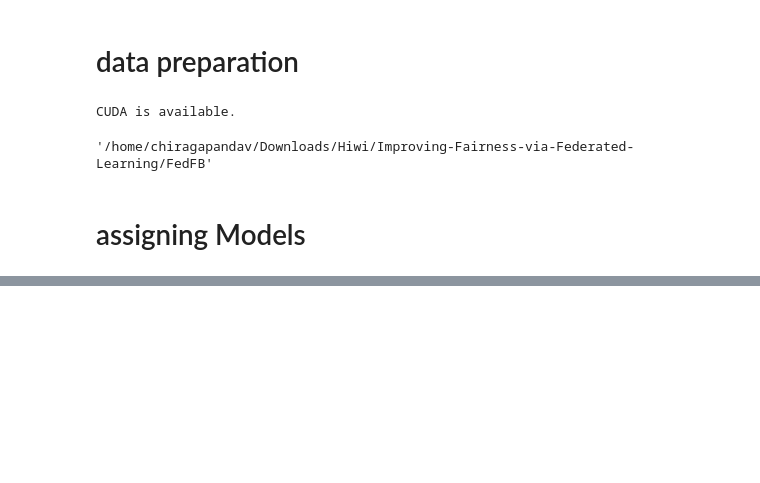
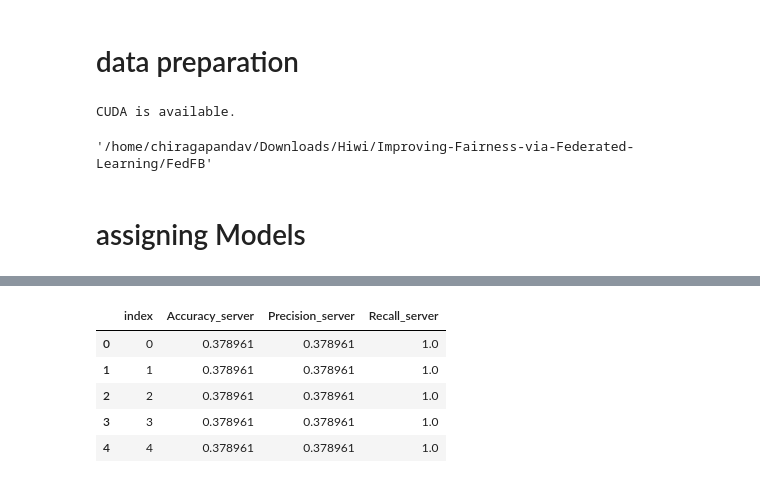
Before and after one commit to chiragpandav/fairfed_subG, a Jupyter notebook: FairFed_modified.ipynb, the cells around one changed output, grey strips where cells are left out. Cells and saved outputs as stored; diff of their text form; code cells hidden in the pictures; blank space fills up the shorter version.

```diff
--- a/FairFed_modified.ipynb
+++ b/FairFed_modified.ipynb
@@ -608,0 +616,15 @@ for metric in metrics:
+# %%
+result = grouped.agg({
+    "Accuracy_server": "mean",
+    "Precision_server": "mean",
+    "Recall_server": "mean"
+}).reset_index()
+# %%
+result
+# %% [output]
+|  | index | Accuracy_server | Precision_server | Recall_server |
+| 0 | 0 | 0.378961 | 0.378961 | 1.0 |
+| 1 | 1 | 0.378961 | 0.378961 | 1.0 |
+| 2 | 2 | 0.378961 | 0.378961 | 1.0 |
+| 3 | 3 | 0.378961 | 0.378961 | 1.0 |
+| 4 | 4 | 0.378961 | 0.378961 | 1.0 |
```
Also changed, not shown: parts of 12 cells of this notebook.
